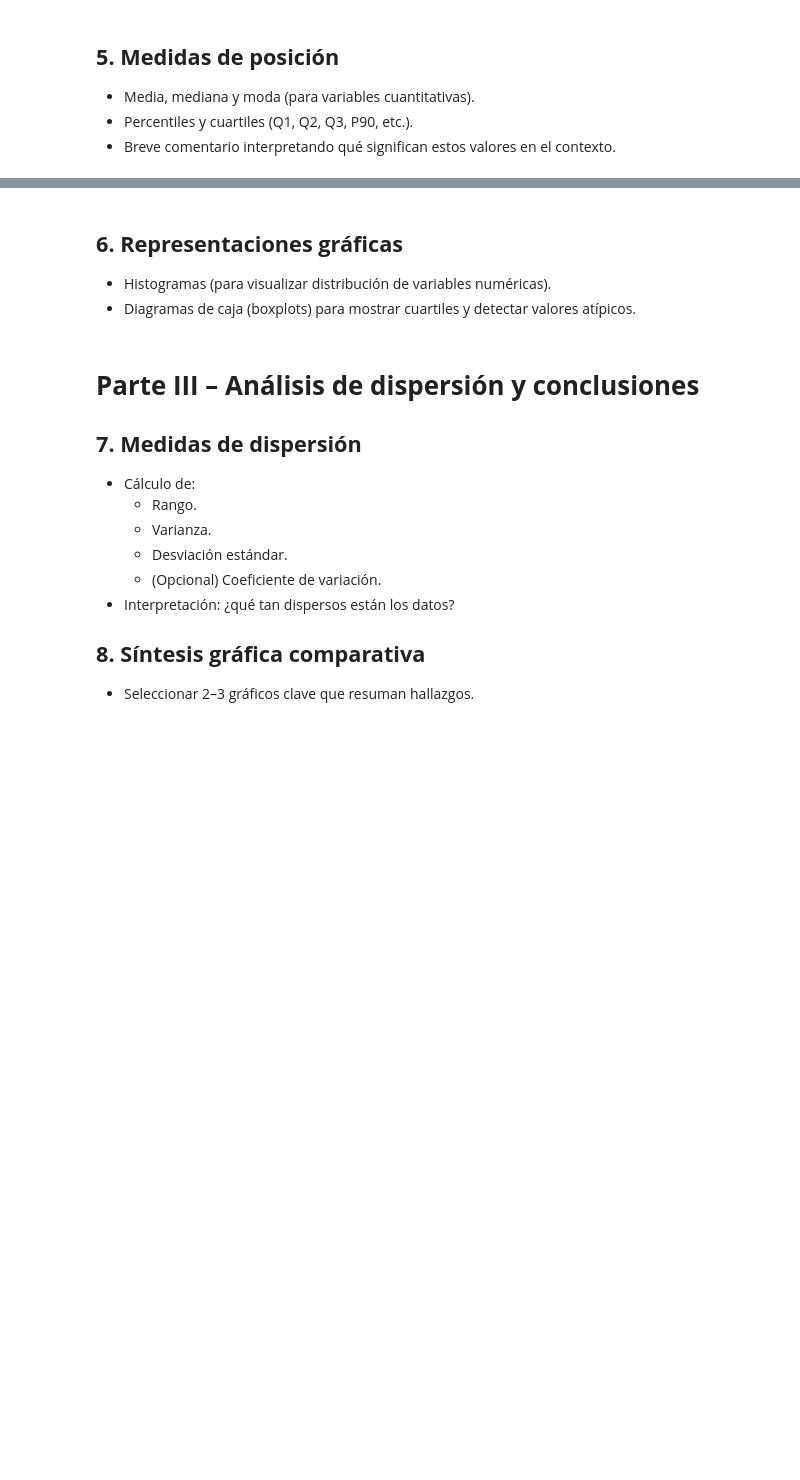
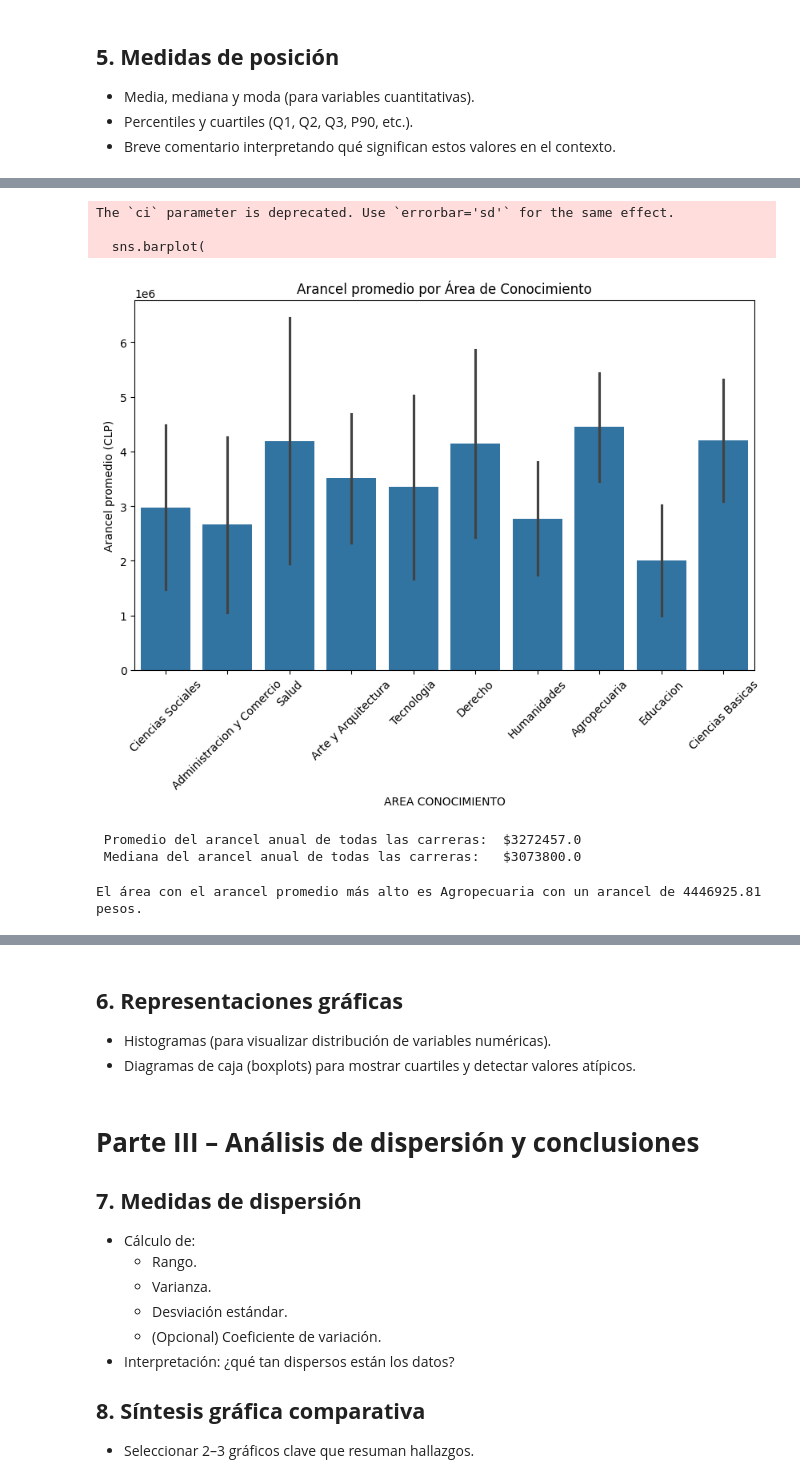
Before and after one commit to SolgreyDuocUC/Taller_Grupal_Grupo_2, a Jupyter notebook: Taller_Grupal_Grupo_7.ipynb, the cells around one changed output, grey strips where cells are left out. Drawn from its saved outputs; the diff is of its cells as text; code cells hidden in the pictures; blank space fills up the shorter version.

```diff
--- a/Taller_Grupal_Grupo_7.ipynb
+++ b/Taller_Grupal_Grupo_7.ipynb
@@ -440,0 +458,37 @@ Se calcularon medidas de tendencia central y dispersión para las variables cuan
+# %%
+plt.figure(figsize=(10,6))
+sns.barplot(
+    data=df_matricula,
+    x="AREA CONOCIMIENTO",
+    y="VALOR ARANCEL (PESOS)",
+    ci="sd"
+)
+plt.xticks(rotation=45)
+plt.ylabel("Arancel promedio (CLP)")
+plt.title("Arancel promedio por Área de Conocimiento")
+plt.show()
+# %% [output]
+The `ci` parameter is deprecated. Use `errorbar='sd'` for the same effect.
+
+  sns.barplot(
+[figure, added]
+# %%
+promedio_arancel_anual = df_matricula['VALOR ARANCEL (PESOS)'].mean()
+
+mediana_arancel_anual = df_matricula['VALOR ARANCEL (PESOS)'].median()
+
+print (f' Promedio del arancel anual de todas las carreras:  ${promedio_arancel_anual:.1f} \n Mediana del arancel anual de todas las carreras:   ${mediana_arancel_anual}')
+# %% [output]
+ Promedio del arancel anual de todas las carreras:  $3272457.0
+ Mediana del arancel anual de todas las carreras:   $3073800.0
+# %%
+# Media por área
+resumen_area = df_matricula.groupby("AREA CONOCIMIENTO")["VALOR ARANCEL (PESOS)"].mean()
+
+# Área con arancel más alto
+area_mas_cara = resumen_area.idxmax()        # nombre del área
+arancel_mas_alto = resumen_area.max()        # valor del arancel
+
+print(f"El área con el arancel promedio más alto es {area_mas_cara} con un arancel de {arancel_mas_alto:.2f} pesos.")
+# %% [output]
+El área con el arancel promedio más alto es Agropecuaria con un arancel de 4446925.81 pesos.
```
Also changed, not shown: parts of 15 cells of this notebook.
